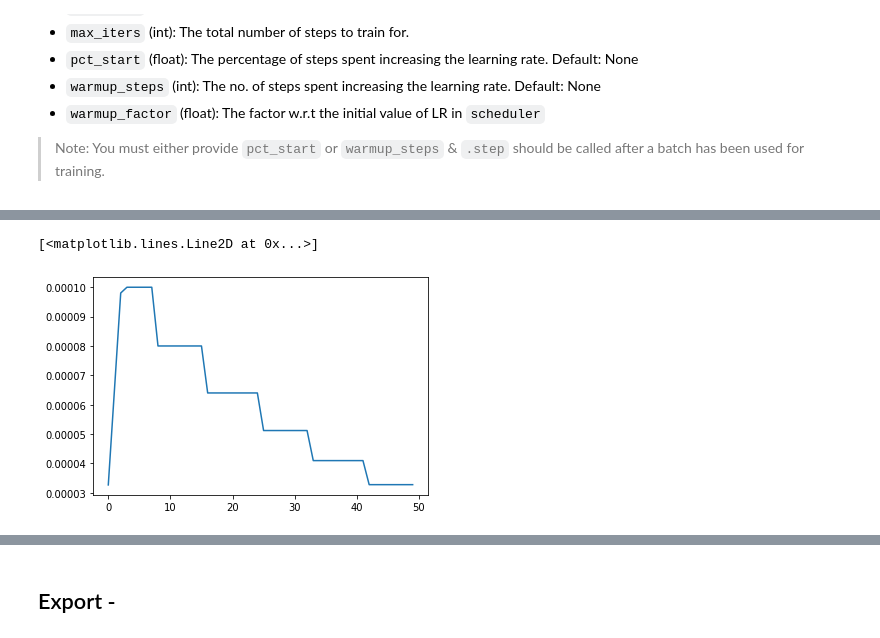
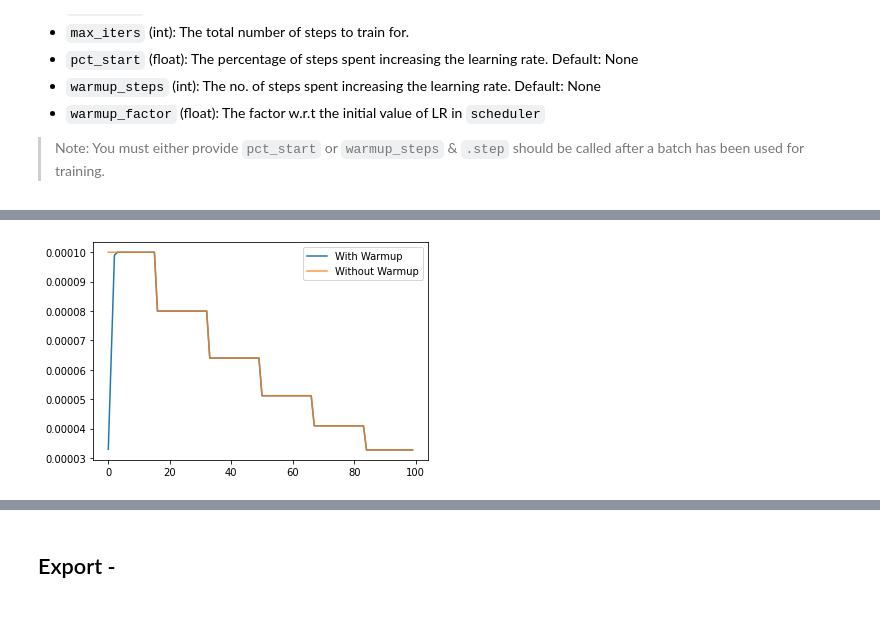
Before and after one commit to benihime91/gale, a Jupyter notebook: nbs/02a_core.nn.optim.lr_schedulers.ipynb, the cells around one changed output, grey strips where cells are left out. Cells and saved outputs as stored; diff of their text form; code cells hidden in the pictures.

```diff
--- a/nbs/02a_core.nn.optim.lr_schedulers.ipynb
+++ b/nbs/02a_core.nn.optim.lr_schedulers.ipynb
@@ -316,7 +314,7 @@ def WarmupLinearLR(
     pct_start: Optional[float] = None,
     warmup_steps: Optional[int] = None,
     warmup_factor: float = (1.0 / 1000),
-):
+) -> torch.optim.lr_scheduler._LRScheduler:
     """
     Linearly increase `lr` for `pct_start` or `warmup_steps` before
     linear decreasing of `lr`.
@@ -362,7 +360,7 @@ Arguments to `WarmupLinearLR` -
 
 > Note: You must either provide `pct_start` or `warmup_steps` & `.step` should be called after a batch has been used for training.
 # %%
-lr = []
+lr2 = []
 
 scheduler = WarmupLinearLR(optim, pct_start=0.1, max_iters=max_steps)
 
@@ -370,7 +368,8 @@ for _ in range(epoch):
     for _ in range(batch_nb):
         optim.step()
         scheduler.step()
-        lr.append(scheduler.get_lr())
+        lr2.append(scheduler.get_lr())
 
-plt.plot(lr)
+plt.plot(lr2, label="LinearLR + Warmup")
+plt.legend()
 # %% [output]
@@ -386,7 +384,7 @@ def WarmupConstantLR(
     pct_start: Optional[float] = None,
     warmup_steps: Optional[int] = None,
     warmup_factor: float = (1.0 / 1000),
-):
+) -> torch.optim.lr_scheduler._LRScheduler:
     """
     Linearly increase `lr` for `pct_start` or `warmup_steps` after
     which keep the `lr` at constant value.
@@ -432,7 +430,7 @@ Arguments to `WarmupConstantLR` -
 
 > Note: You must either provide `pct_start` or `warmup_steps` & `.step` should be called after a batch has been used for training.
 # %%
-lr = []
+lr3 = []
 
 scheduler = WarmupConstantLR(optim, pct_start=0.1, max_iters=max_steps)
 
@@ -440,7 +438,8 @@ for _ in range(epoch):
     for _ in range(batch_nb):
         optim.step()
         scheduler.step()
-        lr.append(scheduler.get_lr())
+        lr3.append(scheduler.get_lr())
 
-plt.plot(lr)
+plt.plot(lr3, label="ConstantLR + Warmup")
+plt.legend()
 # %% [output]
@@ -479,24 +486,29 @@ def WarmupStepLR(
 # %% [output]
 [interactive output not drawn]
 # %%
-lr = []
-epoch = 50
+lr1, lr2 = [], []
+epoch = 100
 
-scheduler = WarmupStepLR(
-    optim, epochs=epoch, num_decays=5, warmup_epochs=3, decay_rate=0.8
-)
+# fmt: off
+scheduler = WarmupStepLR(optim, epochs=epoch, num_decays=5, warmup_epochs=0, decay_rate=0.8)
+wrm_scheduler = WarmupStepLR(optim, epochs=epoch, num_decays=5, warmup_epochs=3, decay_rate=0.8)
 
 for _ in range(epoch):
     for _ in range(batch_nb):
         optim.step()
+
     # scheduler is called after each epoch
     scheduler.step()
-    lr.append(scheduler.get_lr())
+    wrm_scheduler.step()
+    lr1.append(scheduler.get_lr())
+    lr2.append(wrm_scheduler.get_lr())
 
-plt.plot(lr)
+plt.plot(lr2, label="With Warmup")
+plt.plot(lr1, alpha=0.8, label="Without Warmup")
+plt.legend();
+# fmt: on
 # %% [output]
-[<matplotlib.lines.Line2D at 0x...>]
-[figure, old version]
+[figure, new version]
 [interactive output not drawn]
 # %% [markdown]
 ## Export -
```
Also changed, not shown: parts of 12 cells of this notebook, 37 other files.
